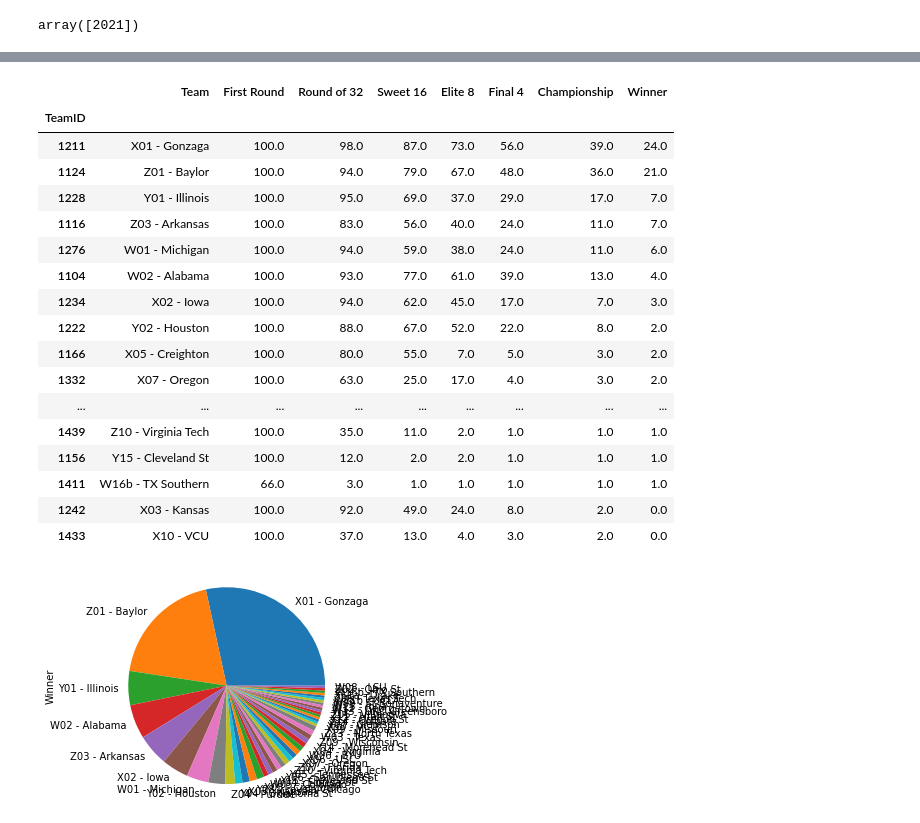
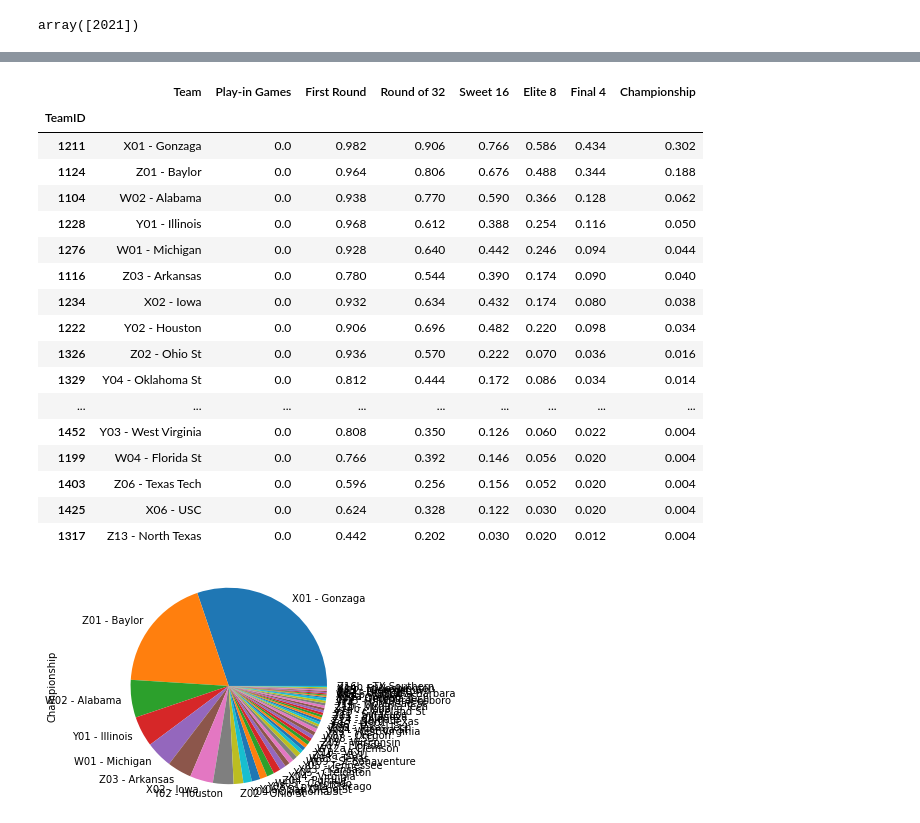
Before and after one commit to armstrys/NCAA_BracketBuilder, a Jupyter notebook: simple_simulation.ipynb, the cells around one changed output, grey strips where cells are left out. Drawn from its saved outputs; the diff is of its cells as text; code cells hidden in the pictures.

Commit message:
adding graph, updates, and moving round calc

```diff
--- a/simple_simulation.ipynb
+++ b/simple_simulation.ipynb
@@ -7,8 +7,8 @@ from simulation import Load, Submission, Tournament
 # %%
 mw = 'M'
-ncaa_files = Load(mw, dir='./input_with_data/')
+ncaa_data = Load(mw, dir='./input_with_data/')
 df = pd.read_csv('./input_with_data/'+mw+'submission.csv')
-submission = Submission(sub_df=df, files=ncaa_files)
+submission = Submission(sub_df=df, files=ncaa_data)
 submission.seasons
 # %% [output]
 array([2021])
@@ -15,5 +19,5 @@ array([2021])
 # %%
-tourney = Tournament(files=ncaa_files,submission=submission,season=2021)
+tourney = Tournament(files=ncaa_data,submission=submission,season=2021)
 tourney.simulate_tournament('chalk')
 tourney.summary_to_df()
 # %% [output]
@@ -61,3 +85,3 @@ tourney.summary_to_df()
 # %%
-n_sim = 100
+n_sim = 500
 results = tourney.simulate_tournaments(n_sim)
@@ -64,29 +110,29 @@ results = tourney.simulate_tournaments(n_sim)
 # %%
 odds = results.copy()
-odds.iloc[:,1:] = (results.iloc[:,1:]  / n_sim) * 100
+odds.iloc[:,1:] = (results.iloc[:,1:]  / n_sim)
 odds.head(32)
 # %% [output]
-|  | Team | First Round | Round of 32 | Sweet 16 | Elite 8 | Final 4 | Championship | Winner |
+|  | Team | Play-in Games | First Round | Round of 32 | Sweet 16 | Elite 8 | Final 4 | Championship |
 | TeamID |  |  |  |  |  |  |  |  |
-| 1211 | X01 - Gonzaga | 100.0 | 98.0 | 87.0 | 73.0 | 56.0 | 39.0 | 24.0 |
-| 1124 | Z01 - Baylor | 100.0 | 94.0 | 79.0 | 67.0 | 48.0 | 36.0 | 21.0 |
-| 1228 | Y01 - Illinois | 100.0 | 95.0 | 69.0 | 37.0 | 29.0 | 17.0 | 7.0 |
-| 1116 | Z03 - Arkansas | 100.0 | 83.0 | 56.0 | 40.0 | 24.0 | 11.0 | 7.0 |
-| 1276 | W01 - Michigan | 100.0 | 94.0 | 59.0 | 38.0 | 24.0 | 11.0 | 6.0 |
-| 1104 | W02 - Alabama | 100.0 | 93.0 | 77.0 | 61.0 | 39.0 | 13.0 | 4.0 |
-| 1234 | X02 - Iowa | 100.0 | 94.0 | 62.0 | 45.0 | 17.0 | 7.0 | 3.0 |
-| 1222 | Y02 - Houston | 100.0 | 88.0 | 67.0 | 52.0 | 22.0 | 8.0 | 2.0 |
-| 1166 | X05 - Creighton | 100.0 | 80.0 | 55.0 | 7.0 | 5.0 | 3.0 | 2.0 |
-| 1332 | X07 - Oregon | 100.0 | 63.0 | 25.0 | 17.0 | 4.0 | 3.0 | 2.0 |
+| 1211 | X01 - Gonzaga | 0.0 | 0.982 | 0.906 | 0.766 | 0.586 | 0.434 | 0.302 |
+| 1124 | Z01 - Baylor | 0.0 | 0.964 | 0.806 | 0.676 | 0.488 | 0.344 | 0.188 |
+| 1104 | W02 - Alabama | 0.0 | 0.938 | 0.770 | 0.590 | 0.366 | 0.128 | 0.062 |
+| 1228 | Y01 - Illinois | 0.0 | 0.968 | 0.612 | 0.388 | 0.254 | 0.116 | 0.050 |
+| 1276 | W01 - Michigan | 0.0 | 0.928 | 0.640 | 0.442 | 0.246 | 0.094 | 0.044 |
+| 1116 | Z03 - Arkansas | 0.0 | 0.780 | 0.544 | 0.390 | 0.174 | 0.090 | 0.040 |
+| 1234 | X02 - Iowa | 0.0 | 0.932 | 0.634 | 0.432 | 0.174 | 0.080 | 0.038 |
+| 1222 | Y02 - Houston | 0.0 | 0.906 | 0.696 | 0.482 | 0.220 | 0.098 | 0.034 |
+| 1326 | Z02 - Ohio St | 0.0 | 0.936 | 0.570 | 0.222 | 0.070 | 0.036 | 0.016 |
+| 1329 | Y04 - Oklahoma St | 0.0 | 0.812 | 0.444 | 0.172 | 0.086 | 0.034 | 0.014 |
 | ... | ... | ... | ... | ... | ... | ... | ... | ... |
-| 1439 | Z10 - Virginia Tech | 100.0 | 35.0 | 11.0 | 2.0 | 1.0 | 1.0 | 1.0 |
-| 1156 | Y15 - Cleveland St | 100.0 | 12.0 | 2.0 | 2.0 | 1.0 | 1.0 | 1.0 |
-| 1411 | W16b - TX Southern | 66.0 | 3.0 | 1.0 | 1.0 | 1.0 | 1.0 | 1.0 |
-| 1242 | X03 - Kansas | 100.0 | 92.0 | 49.0 | 24.0 | 8.0 | 2.0 | 0.0 |
-| 1433 | X10 - VCU | 100.0 | 37.0 | 13.0 | 4.0 | 3.0 | 2.0 | 0.0 |
+| 1452 | Y03 - West Virginia | 0.0 | 0.808 | 0.350 | 0.126 | 0.060 | 0.022 | 0.004 |
+| 1199 | W04 - Florida St | 0.0 | 0.766 | 0.392 | 0.146 | 0.056 | 0.020 | 0.004 |
+| 1403 | Z06 - Texas Tech | 0.0 | 0.596 | 0.256 | 0.156 | 0.052 | 0.020 | 0.004 |
+| 1425 | X06 - USC | 0.0 | 0.624 | 0.328 | 0.122 | 0.030 | 0.020 | 0.004 |
+| 1317 | Z13 - North Texas | 0.0 | 0.442 | 0.202 | 0.030 | 0.020 | 0.012 | 0.004 |
 # %%
-odds['Winner'].plot(kind='pie')
+odds.set_index('Team')['Championship'].plot(kind='pie')
 plt.axis('equal')
 plt.show()
 # %% [output]
-[figure, old version]
+[figure, new version]
```
Also changed, not shown: parts of 12 cells of this notebook, 2 other files.
